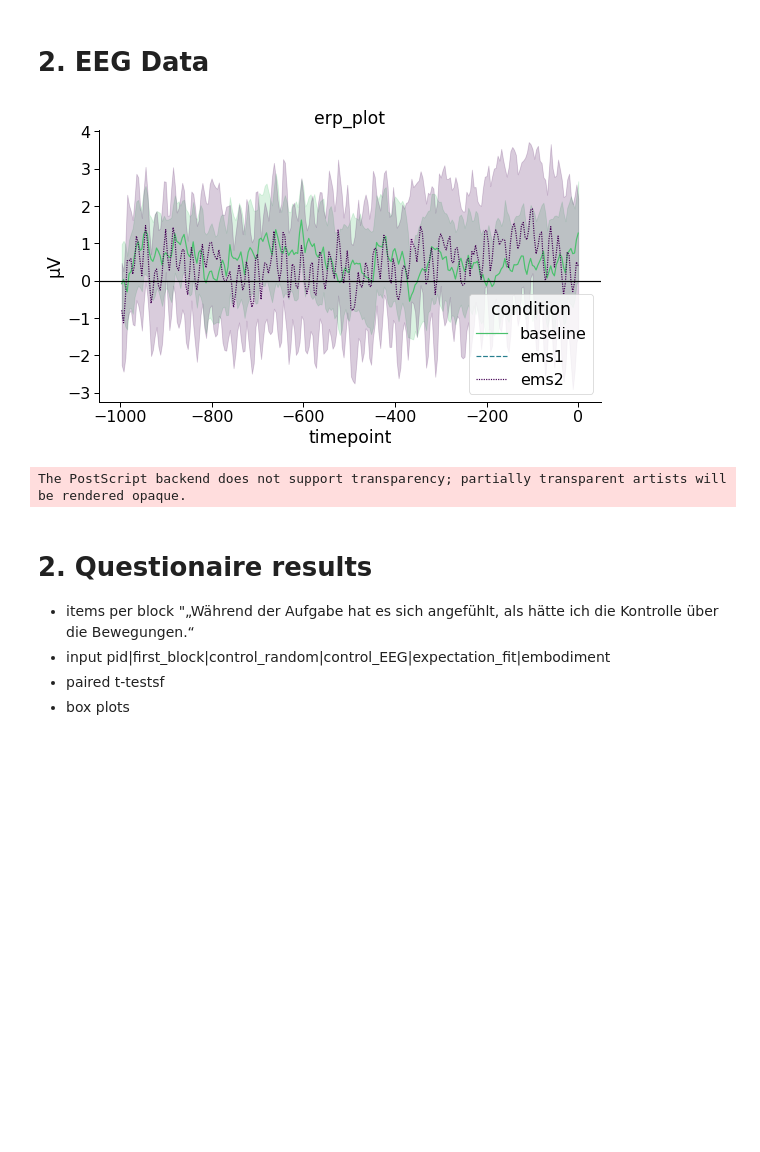
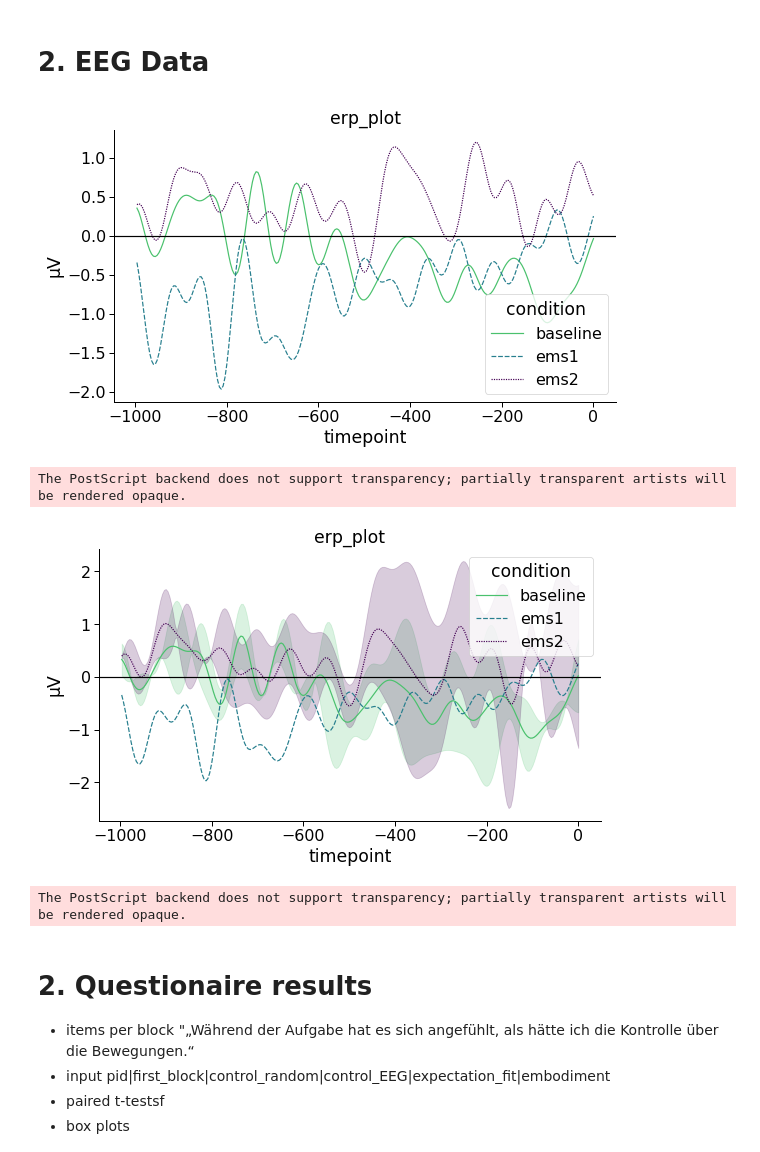
Before and after one commit to lukasgehrke/2021-fastReach, a Jupyter notebook: analyses/Leonie_tests/analysis_LT.ipynb, the cells around one changed output. Saved outputs shown, nothing was run; the diff lists cells and outputs as text; code cells hidden in the pictures; blank space fills up the shorter version.

Commit message:
erp plot + load pID3 data

```diff
--- a/analyses/Leonie_tests/analysis_LT.ipynb
+++ b/analyses/Leonie_tests/analysis_LT.ipynb
@@ -200,5 +235,5 @@ plot eeg timeline
 # %%
-# plot eeg data with in timeline with 3 conditions
+# plot eeg data with in timeline with 3 conditions using means of all trials
 
 def plot_erp_timeline(data,id_vars, delete_vars, sample_rate,window_start,hue,palette,title):
 
@@ -220,8 +255,11 @@ def plot_erp_timeline(data,id_vars, delete_vars, sample_rate,window_start,hue,pa
         # adjust time axis
         data_long['timepoint'] = (((1/sample_rate) * (data_long["timepoint"].str.replace("erp","").astype(int)))*1000) +window_start
 
-        # plot
-        ax = sns.lineplot(data = data_long, x = 'timepoint', y = 'µV',hue =hue,palette = palette[3:6],style = hue)
+
+        # plot mean (delete ci = None for shaded confidence interval)
+
+        ax = sns.lineplot(data = data_long, x = 'timepoint', y = 'µV',hue =hue,palette = palette[3:6],style = hue,ci = None)
+
 
         ax.axhline(0,color = 'black' )
 
@@ -502,19 +572,31 @@ P-values adjusted by bonf method for 3 comparisons
 # %%
 eeg_data = pd.read_csv( p +'PI_results.csv')
 
+# erp means per pID and condition
+
+#eeg_means =eeg_data.groupby(['id','condition'],as_index=False)[eeg_data.columns[eeg_data.columns.str.contains(pat = 'erp')]].mean()
+
 data = eeg_data
 id_vars = ['id','condition','tr_nr','rd','ed']
+id_vars_2 = ['id','condition']
 delete_vars = 'rt' # metrics that are not erp
 sample_rate = 250
 window_start = -1000
 hue = 'condition'
 palette = ['#365c8d','#E5E4E2','#899499','#4ac16d', '#277f8e','#440154']
 title = 'erp_plot'
+data_2 = eeg_data.groupby(['id','condition'],as_index=False)[eeg_data.columns[eeg_data.columns.str.contains(pat = 'erp')]].mean()
 
+#plotting based on single trials ( e.g. when only plotting one person)
 plot_erp_timeline(data,id_vars,delete_vars,sample_rate,window_start,hue,palette,title)
+
+#plotting based on mean values for pID
+plot_erp_timeline_2(data_2, id_vars_2,sample_rate,window_start,hue,palette,title)
 # %% [output]
-[figure, old version]
+[figure, new version]
 The PostScript backend does not support transparency; partially transparent artists will be rendered opaque.
+[figure, added]
+The PostScript backend does not support transparency; partially transparent artists will be rendered opaque.
 # %% [markdown]
 # 2. Questionaire results
 - items per block "„Während der Aufgabe hat es sich angefühlt, als hätte ich die Kontrolle über die Bewegungen.“
```
Also changed, not shown: parts of 12 cells of this notebook, 10 other files.
